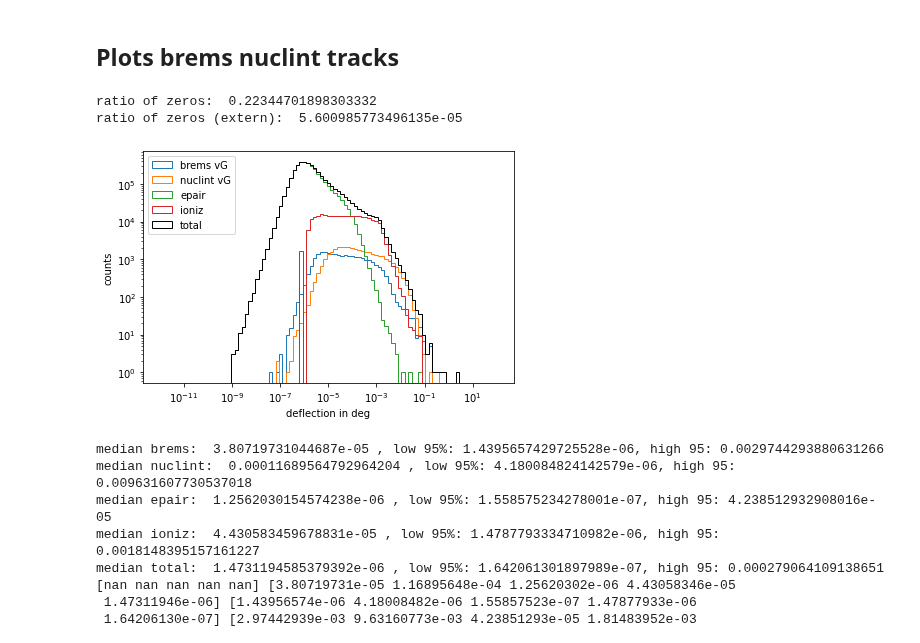
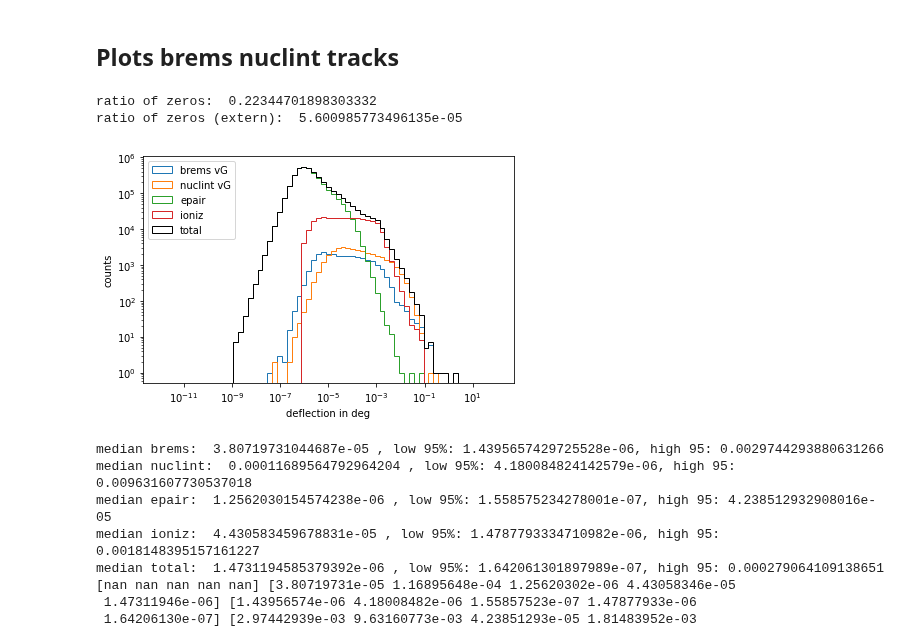
Before and after one commit to pascalgutjahr/muon-deflection-paper, a Jupyter notebook: deflection/deflection_along_sampling.ipynb, the cells around one changed output. Cells and saved outputs as stored; diff of their text form; code cells hidden in the pictures.

```diff
--- a/deflection/deflection_along_sampling.ipynb
+++ b/deflection/deflection_along_sampling.ipynb
@@ -468,32 +470,32 @@ ratio of zeros (extern):  5.600985773496135e-05
 # %% [markdown]
 ## Plots brems nuclint tracks
 # %%
-bins = np.logspace(-12, 2, 100)
+bins = np.logspace(-12, 2, 70)
 
 plt.hist(np.rad2deg(brems_defl_vG_ex), bins=bins, histtype='step', color=colors['brems'], label='brems vG')
 plt.hist(np.rad2deg(nuclint_defl_vG_ex), bins=bins, histtype='step', color=colors['nuclint'], label='nuclint vG')
 plt.hist(np.rad2deg(epair_defl_default_ex), bins=bins, histtype='step', color=colors['epair'], label='epair')
 plt.hist(np.rad2deg(ioniz_defl_default_ex), bins=bins, histtype='step', color=colors['ioniz'], label='ioniz')
 
 total_defl_vG = list(flatten([brems_defl_vG_ex, nuclint_defl_vG_ex, epair_defl_default_ex, ioniz_defl_default_ex]))
 plt.hist(np.rad2deg(total_defl_vG), bins=bins, histtype='step', color='black', label='total')
 
 plt.xscale('log')
 plt.yscale('log')
 plt.xlabel('deflection in deg')
 plt.ylabel('counts')
 plt.legend(loc='upper left')
 plt.tight_layout()
 if save_plot:
     plt.savefig(plot_dir + set_name + '_vG.pdf')
 
 # ratio of zeros
 print('ratio of zeros: ', np.sum(np.array(stoch_defl_vG)==0)/len(stoch_defl_vG)) # angle calculated in propagation
 print('ratio of zeros (extern): ', np.sum(np.array(total_defl_vG)==0)/len(total_defl_vG))
 # %% [output]
 ratio of zeros:  0.22344701898303332
 ratio of zeros (extern):  5.600985773496135e-05
-[figure, old version]
+[figure, new version]
 # %%
 bins = np.logspace(-9, 1, 61)
 
```
Also changed, not shown: parts of 2 cells of this notebook.
